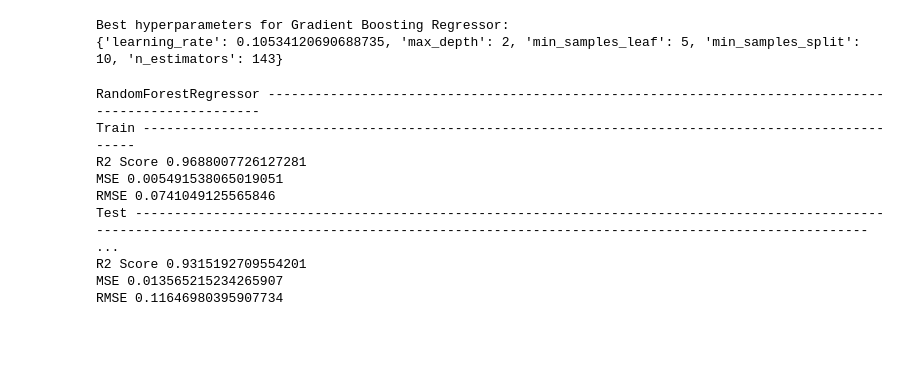
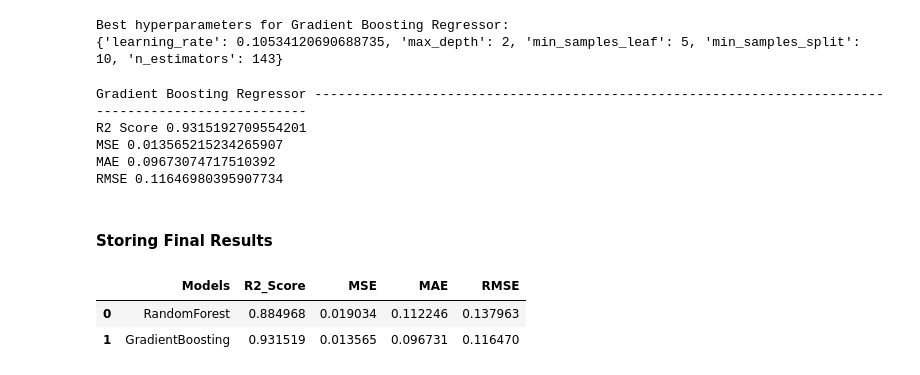
Before and after one commit to mideyolu/Car-Price-Prediction, a Jupyter notebook: car-price.ipynb, the cells around one changed output. Saved outputs shown, nothing was run; the diff lists cells and outputs as text; code cells hidden in the pictures; blank space fills up the shorter version.

```diff
--- a/car-price.ipynb
+++ b/car-price.ipynb
@@ -1012,6 +1012,11 @@ Inferences:
 # %%
 from hyperopt import hp, tpe, fmin, Trials
 from sklearn.model_selection import cross_val_score
+# %%
+hyper_mse = []
+hyper_r2 =[]
+hyper_mae=[]
+hyper_rmse =[]
 # %% [markdown]
 1. Radom Forest
 # %%
@@ -1019,8 +1024,10 @@ from sklearn.model_selection import cross_val_score
 rf_space = {
     'n_estimators': hp.choice('n_estimators', np.arange(10, 200, dtype=int)),
     'max_depth': hp.choice('max_depth', np.arange(1, 20, dtype=int)),
-    'min_samples_split': hp.randint('min_samples_split', 2, 20),
+    'min_samples_split': hp.uniform('min_samples_split', 0.1, 1.0),
     'min_samples_leaf': hp.choice('min_samples_leaf', np.arange(1, 11, dtype=int)),
+    'max_features': hp.choice('max_features', ['sqrt', 'log2']),
+    'random_state': 42
 }
 
 # Define the objective
@@ -1149,24 +1157,43 @@ y_pred_gb = pipeline.predict(X_test)
 
 y_pred_gbt= pipeline.predict(X_train)
 
-print('RandomForestRegressor', '-'*100)
 
-print('Train', '-'*100)
-print('R2 Score', r2_score(y_pred_gbt, y_train))
-print('MSE', mean_squared_error(y_pred_gbt , y_train))
-print('RMSE', mean_squared_error(y_pred_gbt, y_train, squared=False))
+r2= r2_score(y_pred_gb, y_test)
+mse= mean_squared_error(y_pred_gb , y_test)
+mae = mean_absolute_error(y_pred_gb , y_test)
+rmse = np.sqrt(mse)
 
-print('Test', '--'*100)
-print('R2 Score', r2_score(y_pred_gb, y_test))
-print('MSE', mean_squared_error(y_pred_gb , y_test))
-print('RMSE', mean_squared_error(y_pred_gb, y_test, squared=False))
+
+hyper_r2.append(r2)
+hyper_mse.append(mse)
+hyper_mae.append(mae)
+hyper_rmse.append(rmse)
+
+print('Gradient Boosting Regressor', '-'*100)
+print('R2 Score', r2)
+print('MSE', mse)
+print('MAE', mae)
+print('RMSE', rmse)
 # %% [output]
-RandomForestRegressor ----------------------------------------------------------------------------------------------------
-Train ----------------------------------------------------------------------------------------------------
-R2 Score 0.9688007726127281
-MSE 0.005491538065019051
-RMSE 0.0741049125565846
-Test --------------------------------------------------------------------------------------------------------------------------------------------------------------------------------------------------- ...
+Gradient Boosting Regressor ----------------------------------------------------------------------------------------------------
 R2 Score 0.9315192709554201
 MSE 0.013565215234265907
+MAE 0.09673074717510392
 RMSE 0.11646980395907734
+# %% [markdown]
+#### Storing Final Results
+# %%
+models = ['RandomForest', 'GradientBoosting']
+final_df =pd.DataFrame({
+    'Models': models,
+    'R2_Score':hyper_r2,
+    'MSE':hyper_mse,
+    'MAE':hyper_mae,
+    'RMSE': hyper_rmse
+
+})
+final_df
+# %% [output]
+|  | Models | R2_Score | MSE | MAE | RMSE |
+| 0 | RandomForest | 0.884968 | 0.019034 | 0.112246 | 0.137963 |
+| 1 | GradientBoosting | 0.931519 | 0.013565 | 0.096731 | 0.116470 |
```
Also changed, not shown: parts of 7 cells of this notebook, 1 other file.
